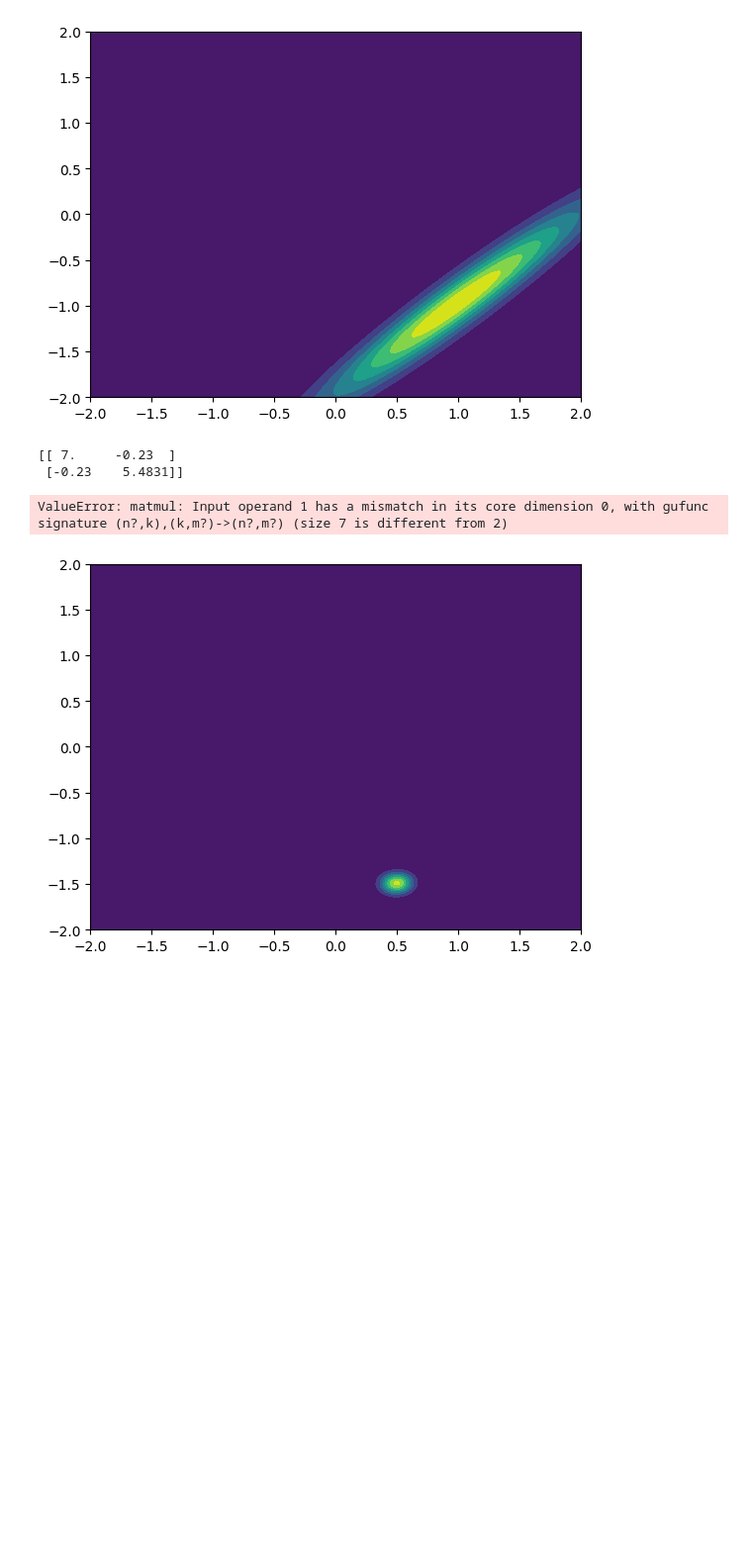
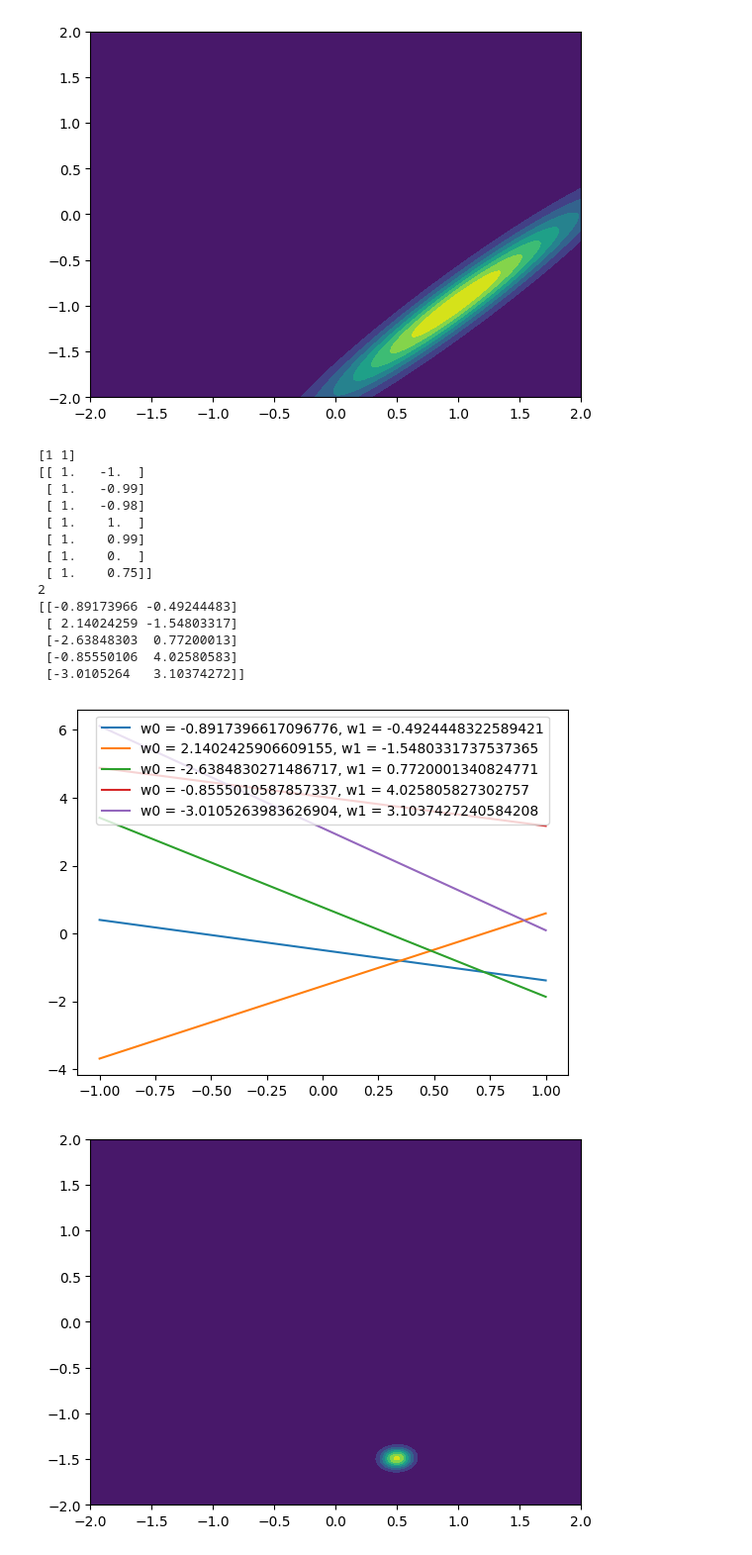
Before and after one commit to lucaszetterberg/ML-Project, a Jupyter notebook: src/main2.ipynb, the cells around one changed output. Shown at 99% size. Cells and saved outputs as stored; diff of their text form; code cells hidden in the pictures; blank space fills up the shorter version.

```diff
--- a/src/main2.ipynb
+++ b/src/main2.ipynb
@@ -48,49 +52,72 @@ beta = 0.2
 data_t = [-2, -1.995, -1.99, -1, -1.005, -1.5, -1.125]
 data_x = [-1, -0.99, -0.98, 1, 0.99, 0, 0.75]
 
-#print(np.transpose([1, -1])*[1, -1])
+
+
+
+print([1, -1]*np.transpose([1, -1]))
 
 x_vec = data_x
+t_vec = data_t
 ones = np.ones(len(x_vec))
 np.transpose([ones, x_vec]), [ones, x_vec]
-print(np.matmul([ones, x_vec],np.transpose([ones, x_vec])))
+#print(np.matmul([ones, x_vec],np.transpose([ones, x_vec])))
+
+print(np.transpose([ones, x_vec]))
+# print(np.matmul(np.transpose([ones, x_vec]), t_vec))
 
 def create_samples(t_vec, x_vec, samples):
     ones = np.ones(len(x_vec))
-
     S = np.identity(2)*alpha + beta*np.matmul([ones, x_vec], np.transpose([ones, x_vec]))
-    M = beta*np.matmul(S, np.transpose([ones, x_vec]))*t_vec
+    M = beta*S*np.matmul(np.transpose([ones, x_vec]), t_vec)
     return np.random.multivariate_normal(M, S, samples)
 
+x_vec = data_x
+t_vec = data_t
+print(np.matmul(np.transpose([1, -1]), [1,-1]))
+ones = np.ones(len(x_vec))
+S = np.identity(2)*alpha + beta * np.matmul(np.transpose([1, -1]), [1,-1])
+M = beta*np.matmul(S,np.transpose([1, -1]))*-2
 
 
-
-samples = create_samples(data_t, data_x, 5)
-##np.random.multivariate_normal(M_1D , S_1D, 5)
+#samples = create_samples(data_t, data_x, 5)
+samples = np.random.multivariate_normal(M, S, 5)
 print(samples)
 
 w0 = []
 w1 = []
 for i in samples:
     w0.append(i[0])
     w1.append(i[1])
 
 
 x_axis = np.linspace(-1,1, 200)
 
 y = []
 plt.figure()
 for i in range(5):
     y = w0[i]*x_axis + w1[i]
     plt.plot(x_axis, y, label= f"w0 = {w0[i]}, w1 = {w1[i]}")
 
 
 plt.legend(loc='upper center')
 plt.show()
 # %% [output]
-[[ 7.     -0.23  ]
- [-0.23    5.4831]]
+[1 1]
+[[ 1.   -1.  ]
+ [ 1.   -0.99]
+ [ 1.   -0.98]
+ [ 1.    1.  ]
+ [ 1.    0.99]
+ [ 1.    0.  ]
+ [ 1.    0.75]]
+2
+[[-0.89173966 -0.49244483]
+ [ 2.14024259 -1.54803317]
+ [-2.63848303  0.77200013]
+ [-0.85550106  4.02580583]
+ [-3.0105264   3.10374272]]
-ValueError: matmul: Input operand 1 has a mismatch in its core dimension 0, with gufunc signature (n?,k),(k,m?)->(n?,m?) (size 7 is different from 2)
+[figure, added]
 # %%
 ## task 1.4 ###
 data_t = [-2, -1.995, -1.99, -1, -1.005, -1.5, -1.125]
```
Also changed, not shown: parts of 4 cells of this notebook.
